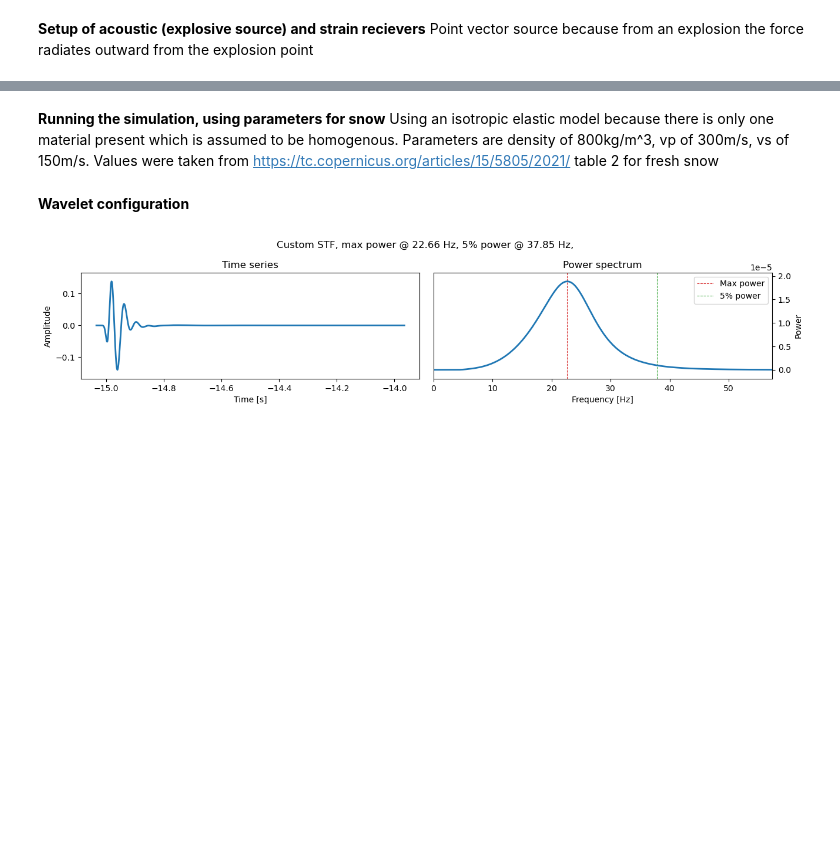
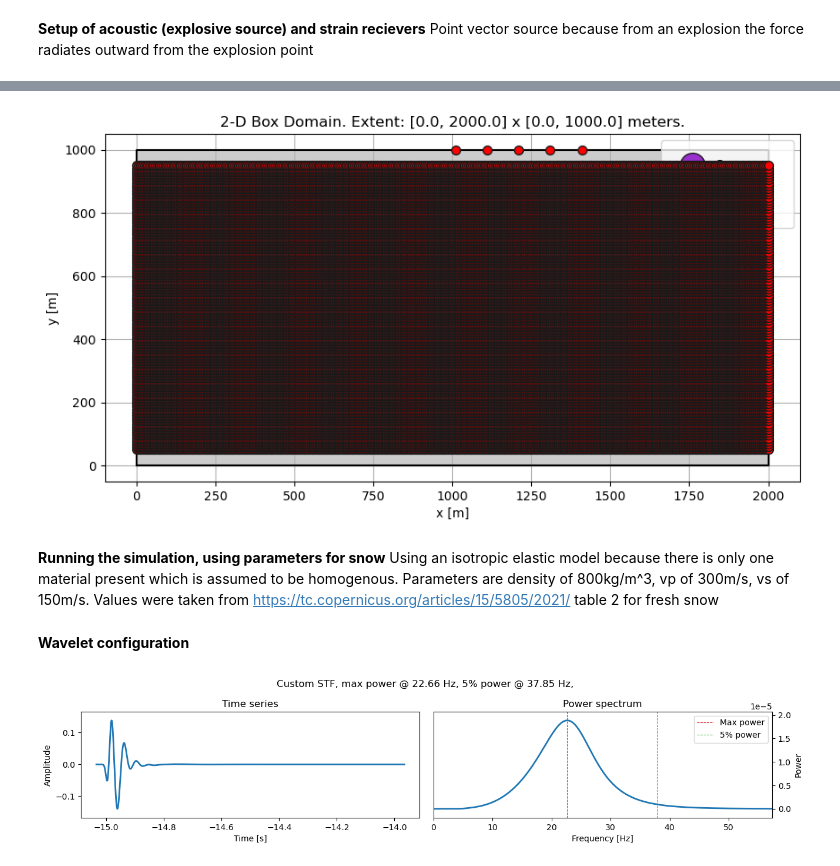
Before and after one commit to s-bachmann/researchmodule_agp, a Jupyter notebook: simulations/simulation_pure_acoustic.ipynb, the cells around one changed output, grey strips where cells are left out. Drawn from its saved outputs; the diff is of its cells as text; code cells hidden in the pictures; blank space fills up the shorter version.

Commit message:
added recievers all along model domain, changed todos

```diff
--- a/simulations/simulation_pure_acoustic.ipynb
+++ b/simulations/simulation_pure_acoustic.ipynb
@@ -61,17 +63,44 @@ src = sn.simple_config.source.cartesian.VectorPoint2D(
     x=500.0, y=500.0, fx=1e10, fy=1e10 # fx and fy are the x and y components of the force in N I DONT KNOW WHAT VALUES THESE SHOULD BE --> RESEARCH MORE
 )
 
-# Reciever setup - strain reciebvers along the surface
-recs = [
-    sn.simple_config.receiver.cartesian.Point2D(
-        y=1000, # Change this if recievers are buried
-        x=x,
-        network_code="xx",
-        station_code=f"REC{i + 1}",
-        fields=["strain" ,"stress"]
-    )
-    for i, x in enumerate(np.linspace(1010.0, 1410.0, 10))
-]
+# Reciever setup - strain reciebvers all across the model domain --> at least 2 recievers per wavelength
+# Receiver setup: evenly spaced along horizontal lines with two receivers per wavelength
+max_frequency = 30.0  # use the simulation max frequency
+vp = 300.0  # background vp (m/s) from model_configuration
+wavelength = vp / max_frequency
+spacing = wavelength / 2.0  # two receivers per wavelength -> spacing = λ/2
+
+# domain extents (use domain d defined earlier)
+x0=0.0
+x1=2000.0
+y0=0.0
+y1=1000.0
+
+# number of lines
+num_horizontal_lines = 100
+num_vertical_lines = 100
+
+x_coords = np.arange(x0, x1 + 1e-8, spacing)
+y_coords = np.linspace(y0 + 50.0, y1 - 50.0, num_horizontal_lines)  # avoid placing on exact boundaries
+
+recs = []
+station = 1
+for y in y_coords:
+    for x in x_coords:
+        recs.append(
+            sn.simple_config.receiver.cartesian.Point2D(
+                x=float(x),
+                y=float(y),
+                network_code="XX",
+                station_code=f"REC{station:04d}",
+                fields=["strain", "stress"],
+            )
+        )
+        station += 1
 
 # Add sources and recievers to propject
 p.add_to_project(sn.Event(event_name="event_acoustic_hom", sources=src, receivers=recs))
+
+# plotting source and reciever setup
+p.viz.nb.domain()
+# %% [output]
@@ -78,3 +108,4 @@ p.add_to_project(sn.Event(event_name="event_acoustic_hom", sources=src, receiver
+[figure, added]
 # %% [markdown]
 **Running the simulation, using parameters for snow**
 Using an isotropic elastic model because there is only one material present which is assumed to be homogenous. Parameters are density of 800kg/m^3, vp of 300m/s, vs of 150m/s. Values were taken from https://tc.copernicus.org/articles/15/5805/2021/ table 2 for fresh snow
```
Also changed, not shown: parts of 5 cells of this notebook.
